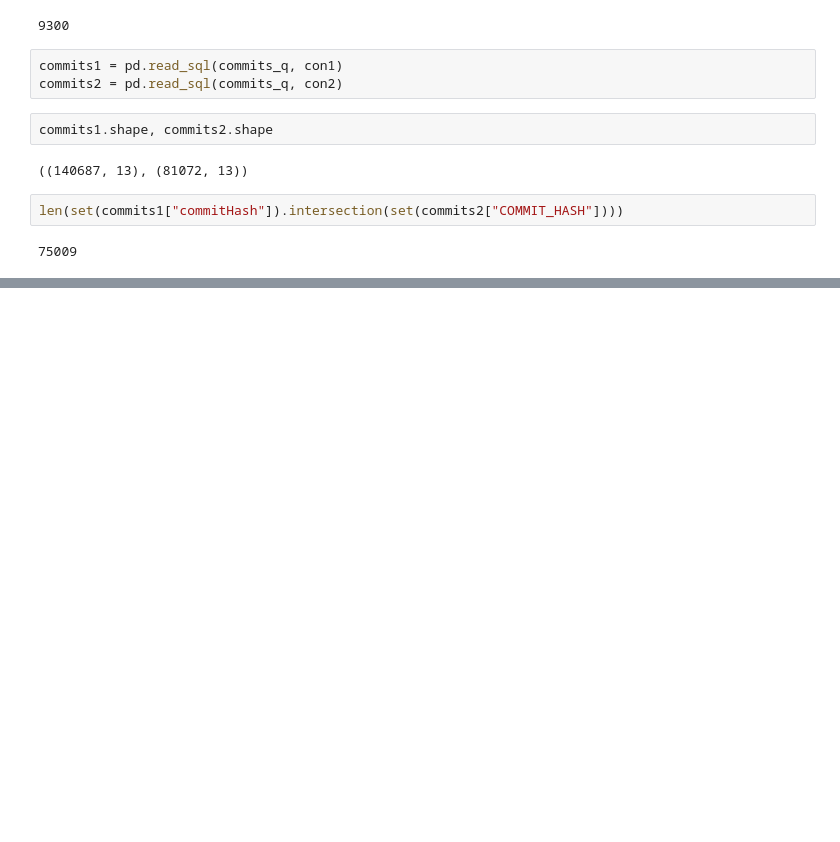
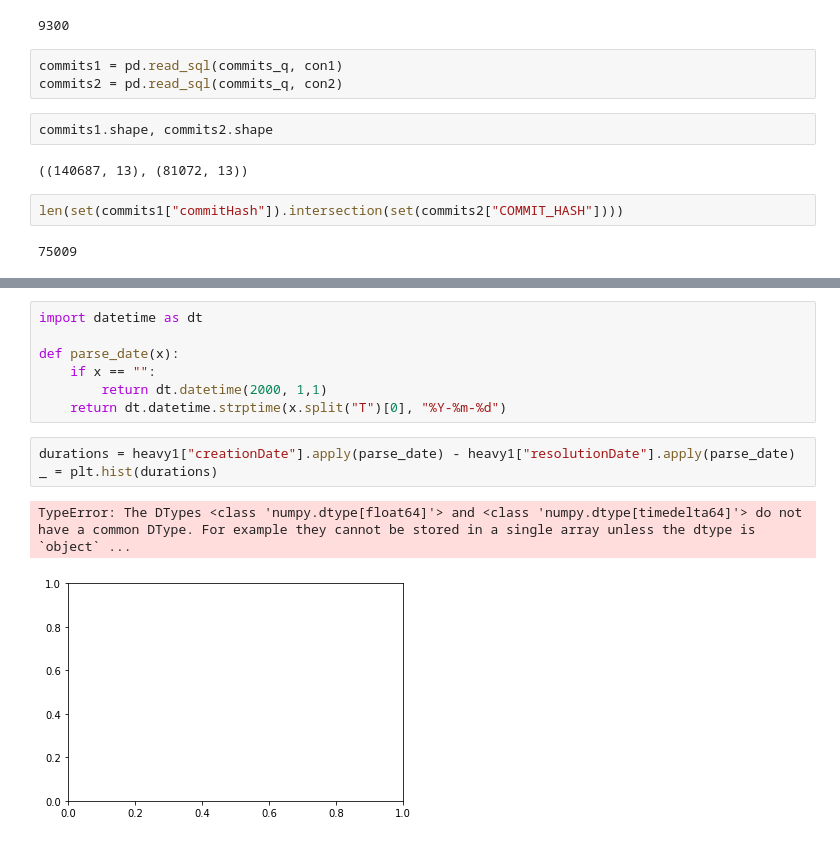
Before and after one commit to raulhigueras/tech-debt-NLP-analysis, a Jupyter notebook: notebooks/explore.ipynb, the cells around one changed output, grey strips where cells are left out. Drawn from its saved outputs; the diff is of its cells as text; blank space fills up the shorter version.

```diff
--- a/notebooks/explore.ipynb
+++ b/notebooks/explore.ipynb
@@ -71,0 +210,13 @@ Index(['projectID', 'commitHash', 'commitMessage', 'author', 'authorDate',
+# %%
+import datetime as dt
+
+def parse_date(x):
+    if x == "":
+        return dt.datetime(2000, 1,1)
+    return dt.datetime.strptime(x.split("T")[0], "%Y-%m-%d")
+# %%
+durations = heavy1["creationDate"].apply(parse_date) - heavy1["resolutionDate"].apply(parse_date)
+_ = plt.hist(durations)
+# %% [output]
+TypeError: The DTypes <class 'numpy.dtype[float64]'> and <class 'numpy.dtype[timedelta64]'> do not have a common DType. For example they cannot be stored in a single array unless the dtype is `object` ...
+[figure, added]
```
Also changed, not shown: parts of 22 cells of this notebook.
